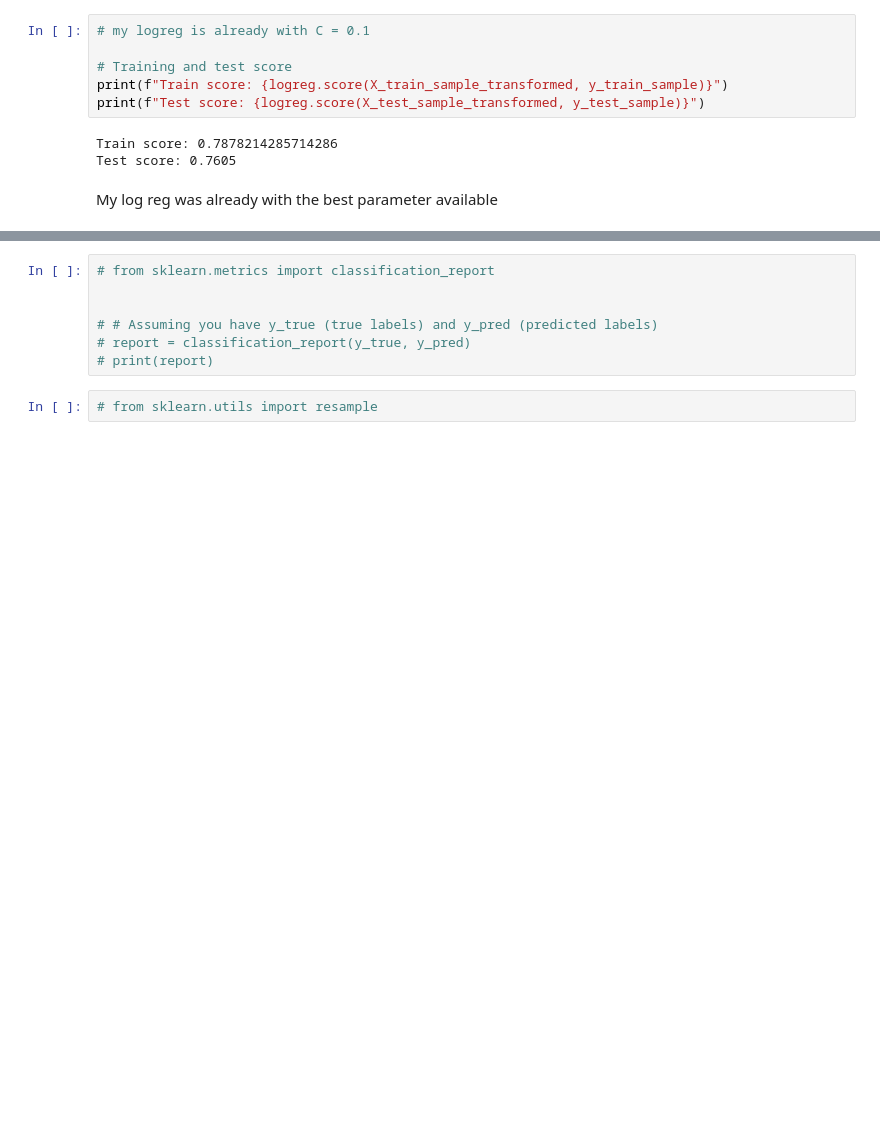
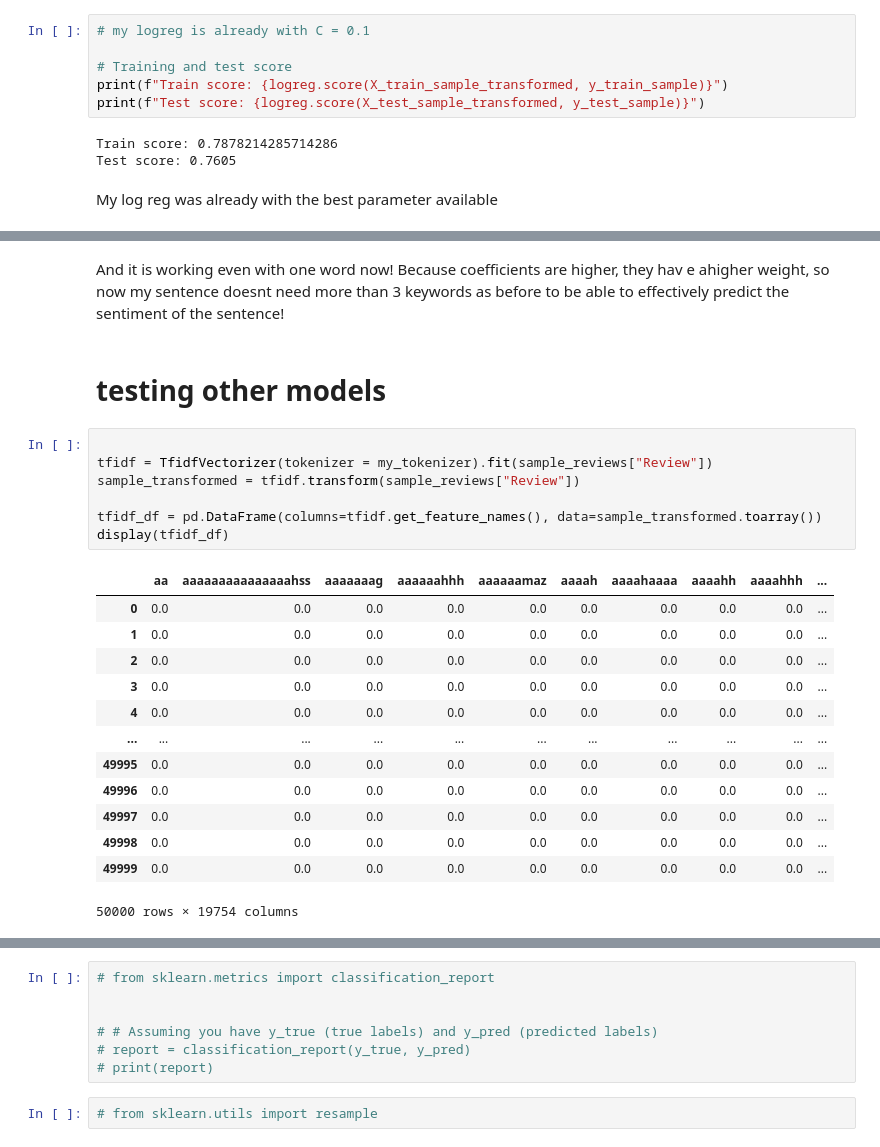
Before and after one commit to AJ-Gagliardo/recipe_recommendation, a Jupyter notebook: foodcom_sentiment_analysis.ipynb, the cells around one changed output, grey strips where cells are left out. Saved outputs shown, nothing was run; the diff lists cells and outputs as text; blank space fills up the shorter version.

```diff
--- a/foodcom_sentiment_analysis.ipynb
+++ b/foodcom_sentiment_analysis.ipynb
@@ -870,0 +864,25 @@ And it is working even with one word now! Because coefficients are higher, they
+# %% [markdown]
+And it is working even with one word now! Because coefficients are higher, they hav e ahigher weight, so now my sentence doesnt need more than 3 keywords as before to be able to effectively predict the sentiment of the sentence!
+# %% [markdown]
+# testing other models
+# %%
+
+tfidf = TfidfVectorizer(tokenizer = my_tokenizer).fit(sample_reviews["Review"])
+sample_transformed = tfidf.transform(sample_reviews["Review"])
+
+tfidf_df = pd.DataFrame(columns=tfidf.get_feature_names(), data=sample_transformed.toarray())
+display(tfidf_df)
+# %% [output]
+|  | aa | aaaaaaaaaaaaaaahss | aaaaaaag | aaaaaahhh | aaaaaamaz | aaaah | aaaahaaaa | aaaahh | aaaahhh | ... |
+| 0 | 0.0 | 0.0 | 0.0 | 0.0 | 0.0 | 0.0 | 0.0 | 0.0 | 0.0 | ... |
+| 1 | 0.0 | 0.0 | 0.0 | 0.0 | 0.0 | 0.0 | 0.0 | 0.0 | 0.0 | ... |
+| 2 | 0.0 | 0.0 | 0.0 | 0.0 | 0.0 | 0.0 | 0.0 | 0.0 | 0.0 | ... |
+| 3 | 0.0 | 0.0 | 0.0 | 0.0 | 0.0 | 0.0 | 0.0 | 0.0 | 0.0 | ... |
+| 4 | 0.0 | 0.0 | 0.0 | 0.0 | 0.0 | 0.0 | 0.0 | 0.0 | 0.0 | ... |
+| ... | ... | ... | ... | ... | ... | ... | ... | ... | ... | ... |
+| 49995 | 0.0 | 0.0 | 0.0 | 0.0 | 0.0 | 0.0 | 0.0 | 0.0 | 0.0 | ... |
+| 49996 | 0.0 | 0.0 | 0.0 | 0.0 | 0.0 | 0.0 | 0.0 | 0.0 | 0.0 | ... |
+| 49997 | 0.0 | 0.0 | 0.0 | 0.0 | 0.0 | 0.0 | 0.0 | 0.0 | 0.0 | ... |
+| 49998 | 0.0 | 0.0 | 0.0 | 0.0 | 0.0 | 0.0 | 0.0 | 0.0 | 0.0 | ... |
+| 49999 | 0.0 | 0.0 | 0.0 | 0.0 | 0.0 | 0.0 | 0.0 | 0.0 | 0.0 | ... |
+50000 rows × 19754 columns
```
Also changed, not shown: parts of 41 cells of this notebook, 1 other file.
